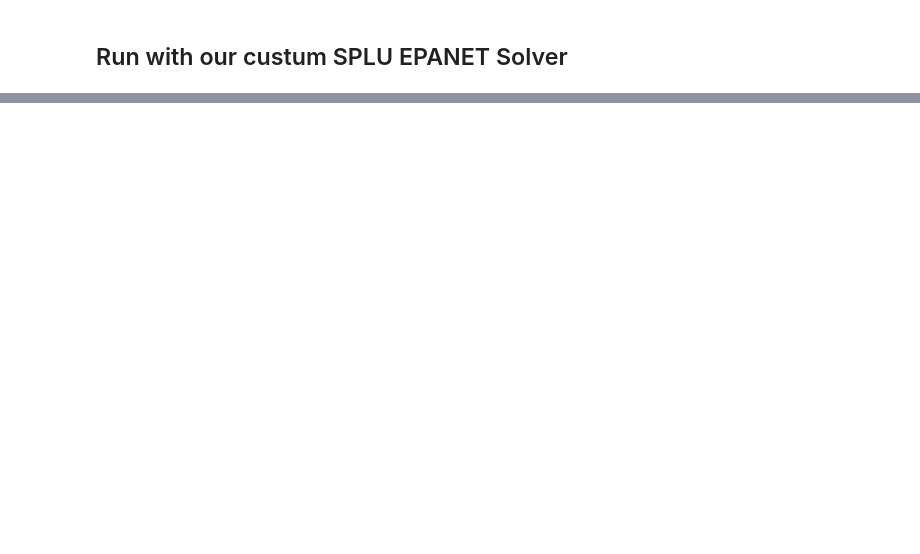
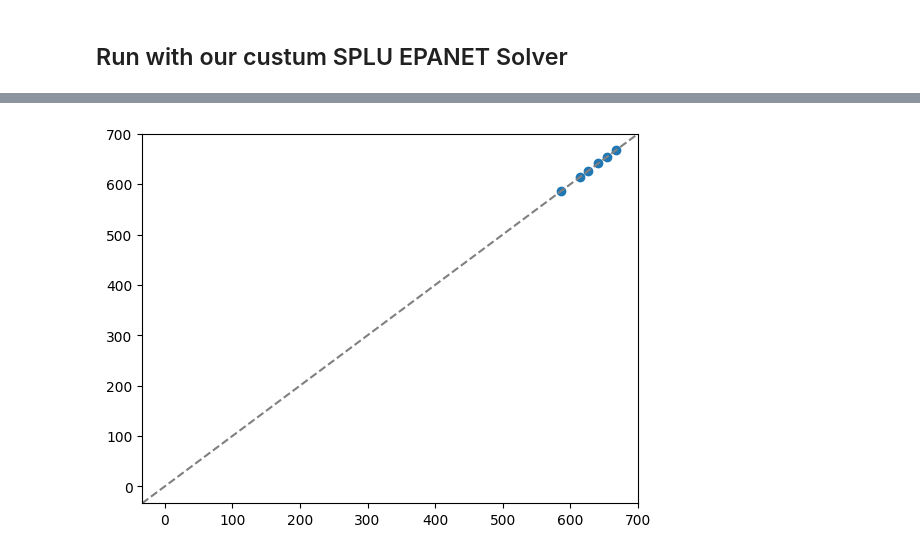
Before and after one commit to QuantumApplicationLab/wntr-quantum, a Jupyter notebook: docs/notebooks/epanet.ipynb, the cells around one changed output, grey strips where cells are left out. Cells and saved outputs as stored; diff of their text form; code cells hidden in the pictures; blank space fills up the shorter version.

```diff
--- a/docs/notebooks/epanet.ipynb
+++ b/docs/notebooks/epanet.ipynb
@@ -166,0 +97,21 @@ array([[0.006, 0.023, 0.435, 0.116],
+# %%
+import sys
+import os
+epanet_path = os.environ["EPANET_QUANTUM"]
+epanet_tmp = os.environ["EPANET_TMP"]
+util_path = os.path.join(epanet_path, 'src/py/')
+# the mock-0.3.1 dir contains testcase.py, testutils.py & mock.py
+sys.path.append(util_path)
+from quantum_linsolve import load_json_data
+A, b = load_json_data(os.path.join(epanet_tmp,'smat.json'))
+# %%
+from quantum_newton_raphson.qubo_solver import QUBO_SOLVER
+linear_solver = QUBO_SOLVER(
+    num_qbits=11,
+    num_reads=100,
+    iterations=5,
+    range=1000,
+    offset=0,
+    temperature=1e4,
+    use_aequbols=True,
+)
@@ -166,0 +120,2 @@ array([[0.006, 0.023, 0.435, 0.116],
+# %%
+qubo_sol = linear_solver(A, b)
@@ -166,0 +128,9 @@ array([[0.006, 0.023, 0.435, 0.116],
+# %%
+import numpy as np
+import matplotlib.pyplot as plt
+np_sol = np.linalg.solve(A.todense(), b)
+plt.scatter(np_sol, qubo_sol.solution)
+plt.axline((0, 0), slope=1, linestyle="--", color="gray")
+plt.show()
+# %% [output]
+[figure, added]
```
Also changed, not shown: parts of 24 cells of this notebook, 5 other files.
